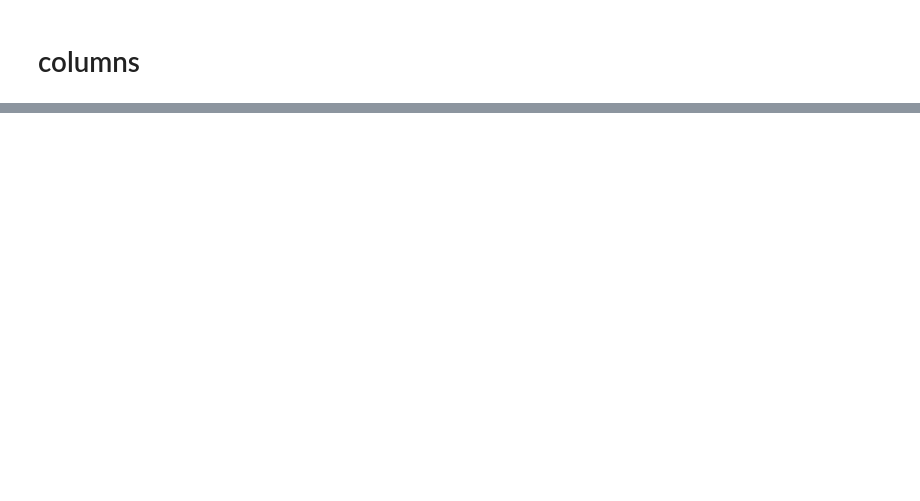
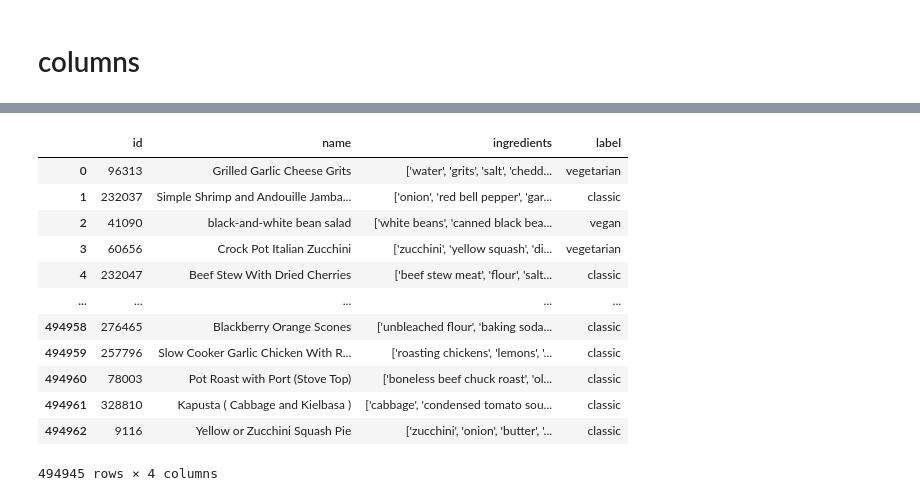
Before and after one commit to Lugeder/aml_recipes, a Jupyter notebook: analysis.ipynb, the cells around one changed output, grey strips where cells are left out. Drawn from its saved outputs; the diff is of its cells as text; code cells hidden in the pictures; blank space fills up the shorter version.

```diff
--- a/analysis.ipynb
+++ b/analysis.ipynb
@@ -53,0 +85,16 @@ df_classic.head()
+# %%
+df
+# %% [output]
+|  | id | name | ingredients | label |
+| 0 | 96313 | Grilled Garlic Cheese Grits | ['water', 'grits', 'salt', 'chedd... | vegetarian |
+| 1 | 232037 | Simple Shrimp and Andouille Jamba... | ['onion', 'red bell pepper', 'gar... | classic |
+| 2 | 41090 | black-and-white bean salad | ['white beans', 'canned black bea... | vegan |
+| 3 | 60656 | Crock Pot Italian Zucchini | ['zucchini', 'yellow squash', 'di... | vegetarian |
+| 4 | 232047 | Beef Stew With Dried Cherries | ['beef stew meat', 'flour', 'salt... | classic |
+| ... | ... | ... | ... | ... |
+| 494958 | 276465 | Blackberry Orange Scones | ['unbleached flour', 'baking soda... | classic |
+| 494959 | 257796 | Slow Cooker Garlic Chicken With R... | ['roasting chickens', 'lemons', '... | classic |
+| 494960 | 78003 | Pot Roast with Port (Stove Top) | ['boneless beef chuck roast', 'ol... | classic |
+| 494961 | 328810 | Kapusta ( Cabbage and Kielbasa ) | ['cabbage', 'condensed tomato sou... | classic |
+| 494962 | 9116 | Yellow or Zucchini Squash Pie | ['zucchini', 'onion', 'butter', '... | classic |
+494945 rows × 4 columns
```
Also changed, not shown: parts of 12 cells of this notebook, 2 other files.
